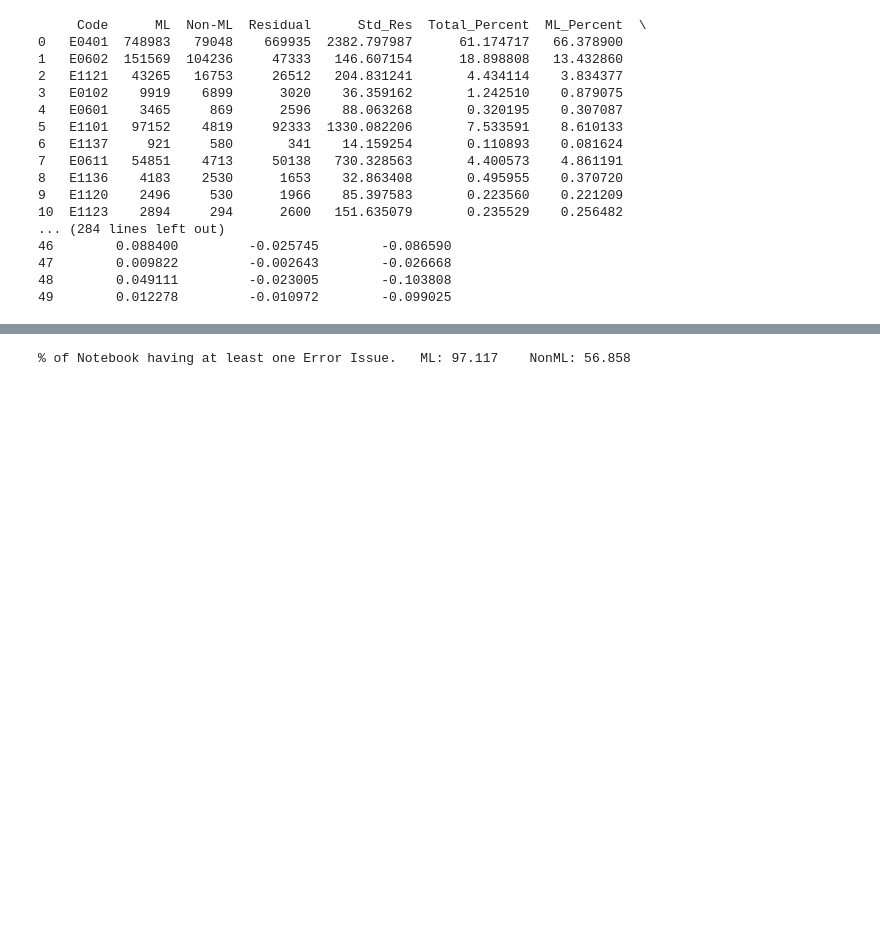
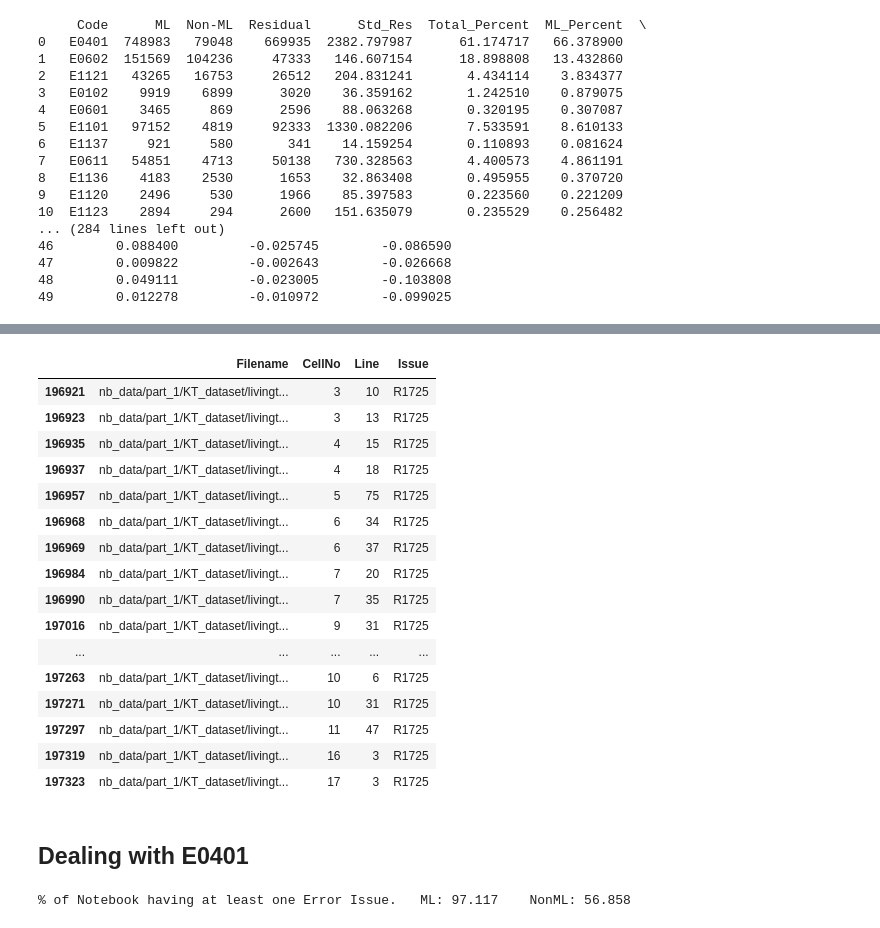
Before and after one commit to saeedsiddik/NBCSI_ForConf, a Jupyter notebook: EMSE_Conf_NB_Code_Style_Analysis.ipynb, the cells around one changed output, grey strips where cells are left out. Drawn from its saved outputs; the diff is of its cells as text; code cells hidden in the pictures; blank space fills up the shorter version.

```diff
--- a/EMSE_Conf_NB_Code_Style_Analysis.ipynb
+++ b/EMSE_Conf_NB_Code_Style_Analysis.ipynb
@@ -477,0 +530,2 @@ def calculate_residuals(df_issue_with_cat_3):
+# %%
+df_issues_v2 = pd.read_sql_query("SELECT * from NBISSUE", conn)
@@ -477,0 +548,3 @@ def calculate_residuals(df_issue_with_cat_3):
+# %%
+df_issues_v2_R1725 = df_issues_v2[df_issues_v2.Issue == 'R1725']
+df_issues_v2_R1725
@@ -478,3 +565,26 @@ def calculate_residuals(df_issue_with_cat_3):
+# %%
+
+df_issues_v2_R1725[df_issues_v2_R1725.Filename == 'nb_data/part_1/KT_dataset/livington_kernel261b614ddf.ipynb']
+# %% [output]
+|  | Filename | CellNo | Line | Issue |
+| 196921 | nb_data/part_1/KT_dataset/livingt... | 3 | 10 | R1725 |
+| 196923 | nb_data/part_1/KT_dataset/livingt... | 3 | 13 | R1725 |
+| 196935 | nb_data/part_1/KT_dataset/livingt... | 4 | 15 | R1725 |
+| 196937 | nb_data/part_1/KT_dataset/livingt... | 4 | 18 | R1725 |
+| 196957 | nb_data/part_1/KT_dataset/livingt... | 5 | 75 | R1725 |
+| 196968 | nb_data/part_1/KT_dataset/livingt... | 6 | 34 | R1725 |
+| 196969 | nb_data/part_1/KT_dataset/livingt... | 6 | 37 | R1725 |
+| 196984 | nb_data/part_1/KT_dataset/livingt... | 7 | 20 | R1725 |
+| 196990 | nb_data/part_1/KT_dataset/livingt... | 7 | 35 | R1725 |
+| 197016 | nb_data/part_1/KT_dataset/livingt... | 9 | 31 | R1725 |
+| ... | ... | ... | ... | ... |
+| 197263 | nb_data/part_1/KT_dataset/livingt... | 10 | 6 | R1725 |
+| 197271 | nb_data/part_1/KT_dataset/livingt... | 10 | 31 | R1725 |
+| 197297 | nb_data/part_1/KT_dataset/livingt... | 11 | 47 | R1725 |
+| 197319 | nb_data/part_1/KT_dataset/livingt... | 16 | 3 | R1725 |
+| 197323 | nb_data/part_1/KT_dataset/livingt... | 17 | 3 | R1725 |
+# %% [markdown]
+## Dealing with E0401
 # %%
 df_nb_check = df_issue_freq_all[df_issue_freq_all.Code.str.startswith('E')]
 df_nb_check_ml = df_nb_check[df_nb_check.Type == 'ml']
```
Also changed, not shown: parts of 6 cells of this notebook.
